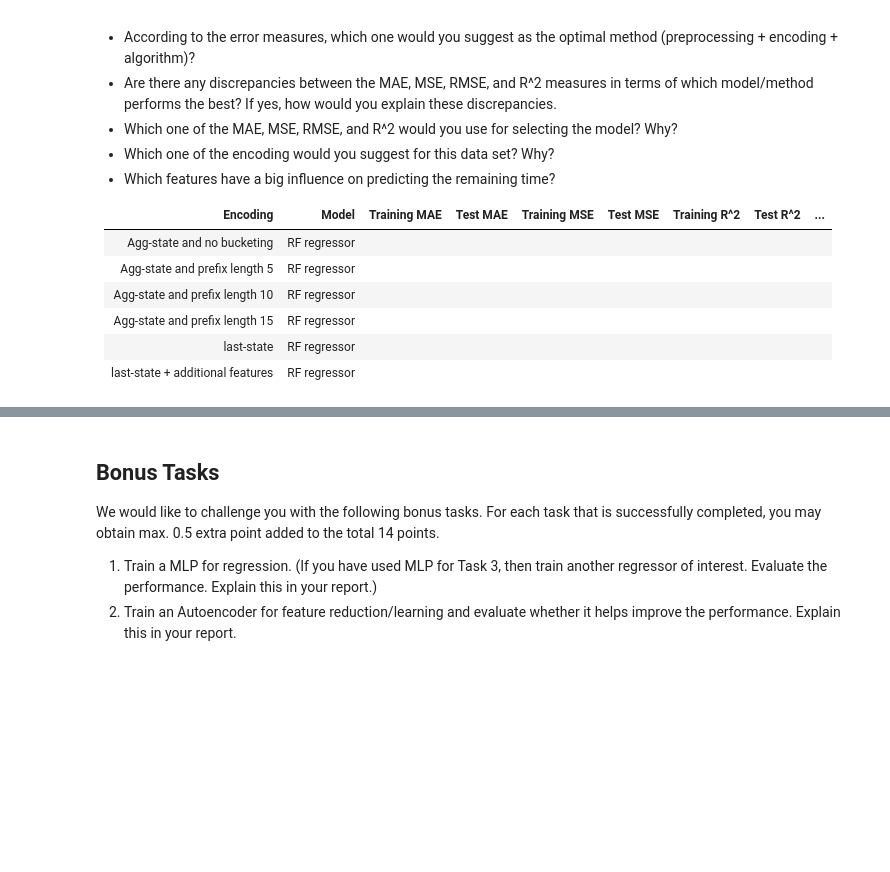
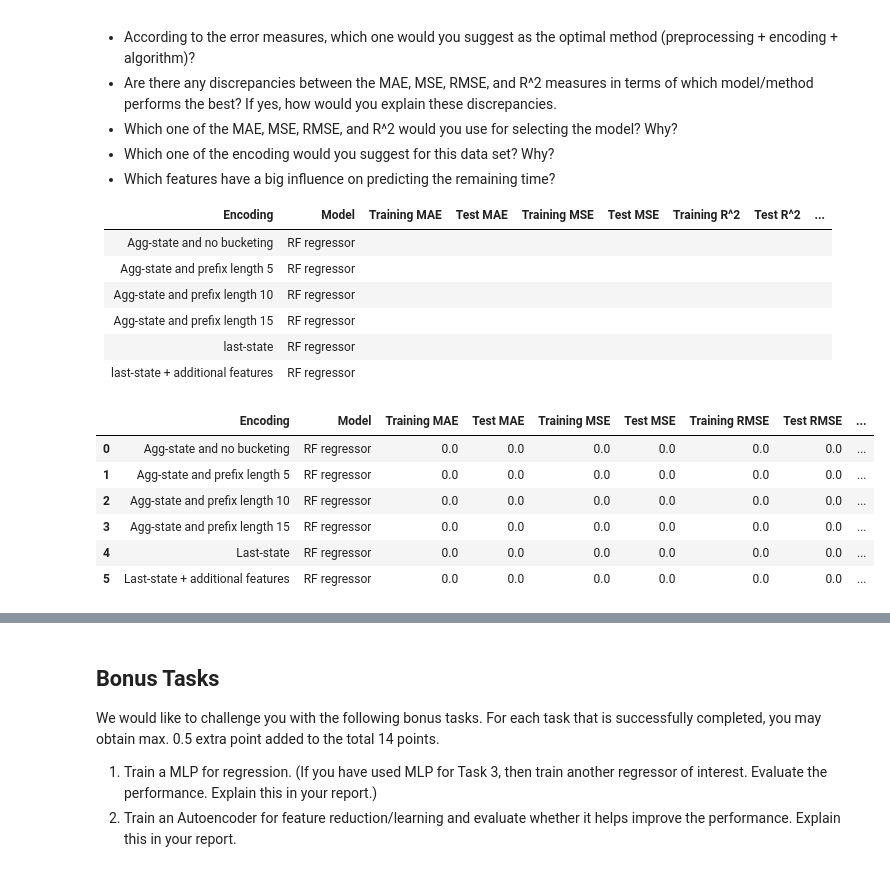
Before and after one commit to edogeensen/APML-A2, a Jupyter notebook: Assignment 2. Predictive Process Monitoring toegevoegde bestanden 9 december 2025 1118/Assignment 2.ipynb, the cells around one changed output, grey strips where cells are left out. Drawn from its saved outputs; the diff is of its cells as text; code cells hidden in the pictures; blank space fills up the shorter version.

Commit message:
feat(6): results formatting

```diff
--- a/Assignment 2. Predictive Process Monitoring toegevoegde bestanden 9 december 2025 1118/Assignment 2.ipynb
+++ b/Assignment 2. Predictive Process Monitoring toegevoegde bestanden 9 december 2025 1118/Assignment 2.ipynb
@@ -385,3 +474,98 @@ Discuss your findings and reflect on the following questions in your report:
 |   Agg-state and prefix length 15 |RF regressor     |  |  | || | |
 |   last-state |RF regressor    |  |  | || | |
 |   last-state + additional features |RF regressor    |  |  | || | |
+# %%
+import pandas as pd
+from IPython.display import display
+
+results = []
+
+results.append({
+    'Encoding': 'Agg-state and no bucketing',
+    'Model': 'RF regressor',
+    'Training MAE': no_bucket_agg_train_dt["mae"],
+    'Test MAE': no_bucket_agg_test_dt["mae"],
+    'Training MSE': no_bucket_agg_train_dt["mse"],
+    'Test MSE': no_bucket_agg_test_dt["mse"],
+    'Training RMSE': no_bucket_agg_train_dt["rmse"],
+    'Test RMSE': no_bucket_agg_test_dt["rmse"],
+    'Training R^2': no_bucket_agg_train_dt["r2"],
+    'Test R^2': no_bucket_agg_test_dt["r2"]
+})
+
+results.append({
+    'Encoding': 'Agg-state and prefix length 5',
+    'Model': 'RF regressor',
+    'Training MAE': prefix_5_train_dt["mae"],
+    'Test MAE': prefix_5_test_dt["mae"],
+    'Training MSE': prefix_5_train_dt["mse"],
+    'Test MSE': prefix_5_test_dt["mse"],
+    'Training RMSE': prefix_5_train_dt["rmse"],
+    'Test RMSE': prefix_5_test_dt["rmse"],
+    'Training R^2': prefix_5_train_dt["r2"],
+    'Test R^2': prefix_5_test_dt["r2"]
+})
+
+results.append({
+    'Encoding': 'Agg-state and prefix length 10',
+    'Model': 'RF regressor',
+    'Training MAE': prefix_10_train_dt["mae"],
+    'Test MAE': prefix_10_test_dt["mae"],
+    'Training MSE': prefix_10_train_dt["mse"],
+    'Test MSE': prefix_10_test_dt["mse"],
+    'Training RMSE': prefix_10_train_dt["rmse"],
+    'Test RMSE': prefix_10_test_dt["rmse"],
+    'Training R^2': prefix_10_train_dt["r2"],
+    'Test R^2': prefix_10_test_dt["r2"]
+})
+
+results.append({
+    'Encoding': 'Agg-state and prefix length 15',
+    'Model': 'RF regressor',
+    'Training MAE': prefix_15_train_dt["mae"],
+    'Test MAE': prefix_15_test_dt["mae"],
+    'Training MSE': prefix_15_train_dt["mse"],
+    'Test MSE': prefix_15_test_dt["mse"],
+    'Training RMSE': prefix_15_train_dt["rmse"],
+    'Test RMSE': prefix_15_test_dt["rmse"],
+    'Training R^2': prefix_15_train_dt["r2"],
+    'Test R^2': prefix_15_test_dt["r2"]
+})
+
+results.append({
+    'Encoding': 'Last-state',
+    'Model': 'RF regressor',
+    'Training MAE': last_state_train_dt["mae"],
+    'Test MAE': last_state_test_dt["mae"],
+    'Training MSE': last_state_train_dt["mse"],
+    'Test MSE': last_state_test_dt["mse"],
+    'Training RMSE': last_state_train_dt["rmse"],
+    'Test RMSE': last_state_test_dt["rmse"],
+    'Training R^2': last_state_train_dt["r2"],
+    'Test R^2': last_state_test_dt["r2"]
+})
+
+results.append({
+    'Encoding': 'Last-state + additional features',
+    'Model': 'RF regressor',
+    'Training MAE': last_state_additional_train_dt["mae"],
+    'Test MAE': last_state_additional_test_dt["mae"],
+    'Training MSE': last_state_additional_train_dt["mse"],
+    'Test MSE': last_state_additional_test_dt["mse"],
+    'Training RMSE': last_state_additional_train_dt["rmse"],
+    'Test RMSE': last_state_additional_test_dt["rmse"],
+    'Training R^2': last_state_additional_train_dt["r2"],
+    'Test R^2': last_state_additional_test_dt["r2"]
+})
+
+results_df = pd.DataFrame(results)
+
+display(results_df)
+# %% [output]
+|  | Encoding | Model | Training MAE | Test MAE | Training MSE | Test MSE | Training RMSE | Test RMSE | ... |
+| 0 | Agg-state and no bucketing | RF regressor | 0.0 | 0.0 | 0.0 | 0.0 | 0.0 | 0.0 | ... |
+| 1 | Agg-state and prefix length 5 | RF regressor | 0.0 | 0.0 | 0.0 | 0.0 | 0.0 | 0.0 | ... |
+| 2 | Agg-state and prefix length 10 | RF regressor | 0.0 | 0.0 | 0.0 | 0.0 | 0.0 | 0.0 | ... |
+| 3 | Agg-state and prefix length 15 | RF regressor | 0.0 | 0.0 | 0.0 | 0.0 | 0.0 | 0.0 | ... |
+| 4 | Last-state | RF regressor | 0.0 | 0.0 | 0.0 | 0.0 | 0.0 | 0.0 | ... |
+| 5 | Last-state + additional features | RF regressor | 0.0 | 0.0 | 0.0 | 0.0 | 0.0 | 0.0 | ... |
```
Also changed, not shown: parts of 2 cells of this notebook.
